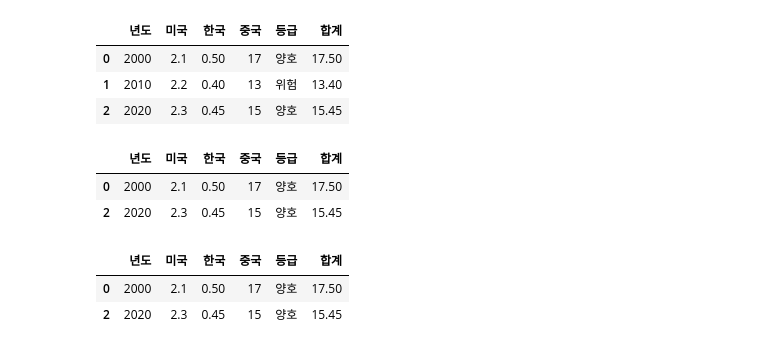
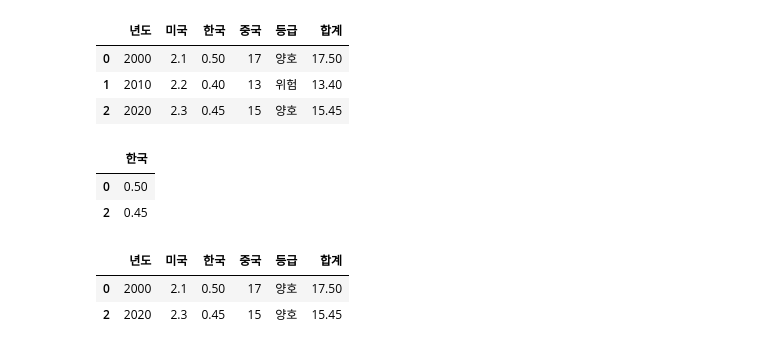
Before and after one commit to CalmFarm/Dev_work, a Jupyter notebook: DS/1-1.판다스 기초.ipynb, the cells around one changed output. Cells and saved outputs as stored; diff of their text form; code cells hidden in the pictures.

```diff
--- a/DS/1-1.판다스 기초.ipynb
+++ b/DS/1-1.판다스 기초.ipynb
@@ -659,11 +694,11 @@ df
 | 2 | 2020 | 2.3 | 0.45 | 15 | 양호 | 15.45 |
 # %%
 #원하는 문자열이 있는 데이터 선택
-df[df['등급']=='양호']
+df[df['등급']=='양호'].loc[:,['한국']]
 # %% [output]
-|  | 년도 | 미국 | 한국 | 중국 | 등급 | 합계 |
-| 0 | 2000 | 2.1 | 0.50 | 17 | 양호 | 17.50 |
-| 2 | 2020 | 2.3 | 0.45 | 15 | 양호 | 15.45 |
+|  | 한국 |
+| 0 | 0.50 |
+| 2 | 0.45 |
 # %%
 #원하는 문자열이 있는 데이터 선택 contains()함수  사용
 df[df['등급'].str.contains('양호')]
```
Also changed, not shown: parts of 19 cells of this notebook.
